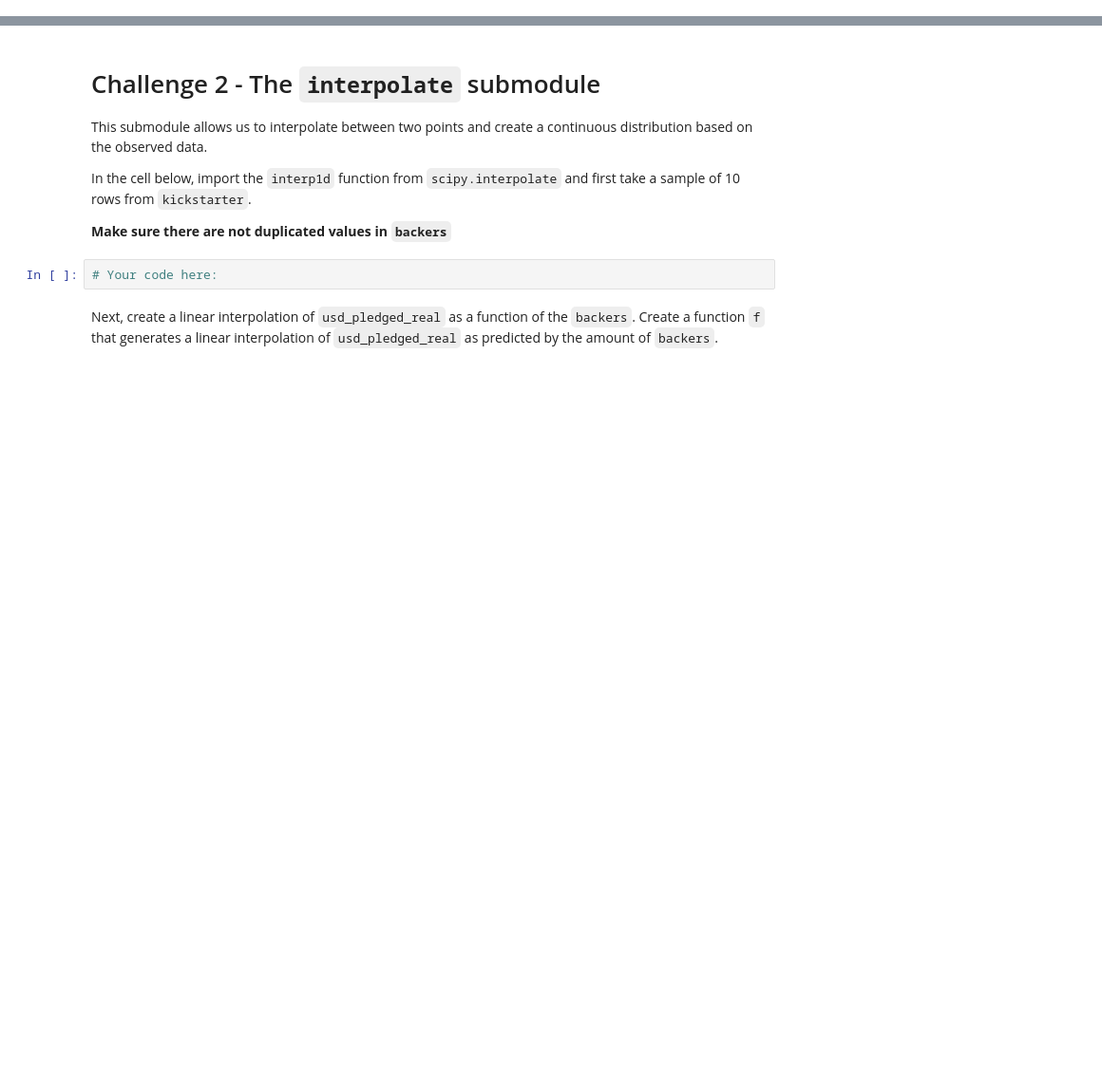
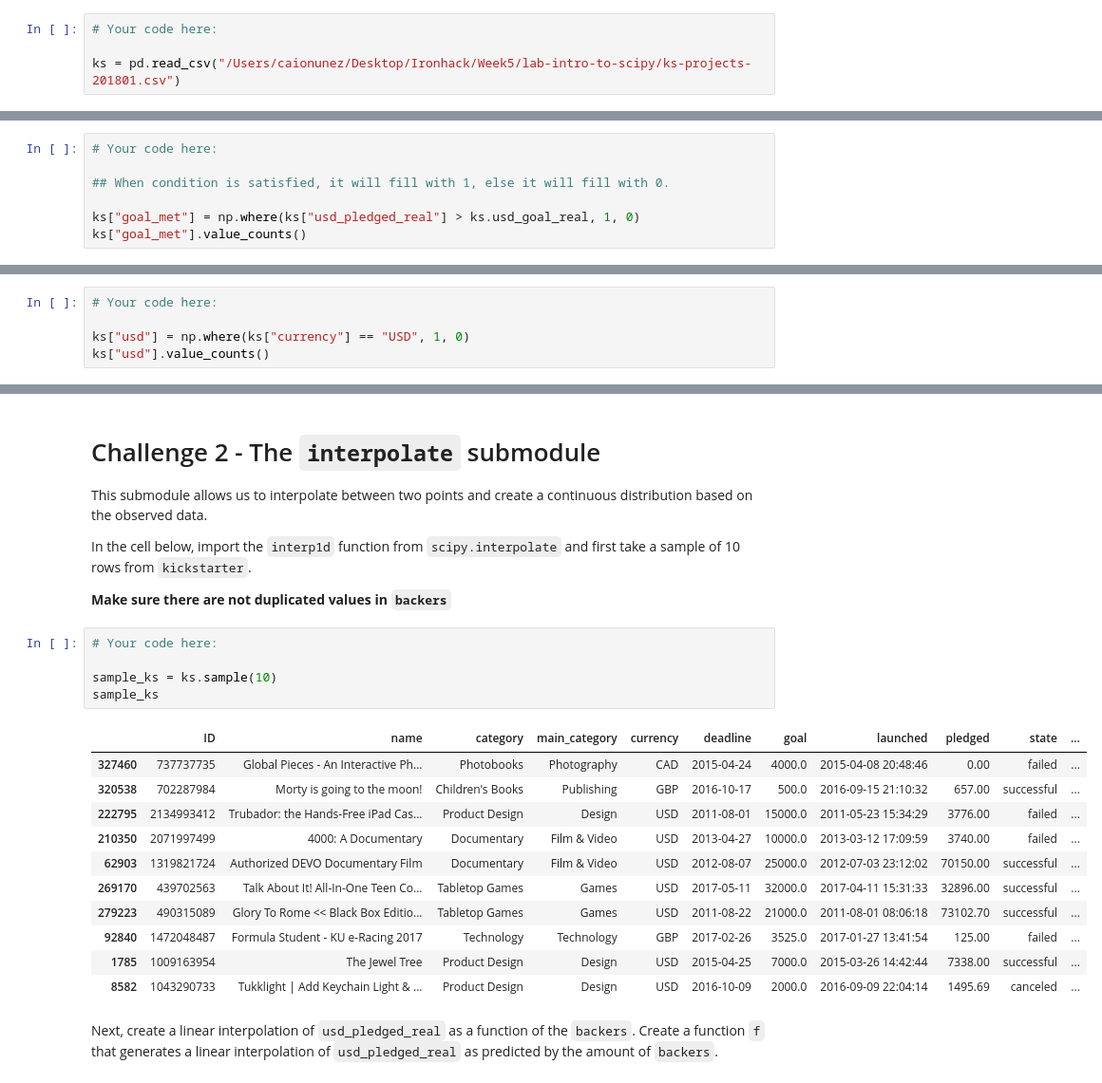
Before and after one commit to ta-data-lis/lab-intro-to-scipy, a Jupyter notebook: your-code/main.ipynb, the cells around one changed output, grey strips where cells are left out. Shown at 95% size. Saved outputs shown, nothing was run; the diff lists cells and outputs as text; blank space fills up the shorter version.

Commit message:
scipy

```diff
--- a/your-code/main.ipynb
+++ b/your-code/main.ipynb
@@ -14,3 +15,7 @@ This submodule contains statistical functions for conducting hypothesis tests, p
+# %%
+# Your code here:
+
+ks = pd.read_csv("/Users/caionunez/Desktop/Ironhack/Week5/lab-intro-to-scipy/ks-projects-201801.csv")
 # %% [markdown]
 Now print the `head` function to examine the dataset.
 # %%
@@ -39,0 +81,7 @@ Let's perform Fisher's exact test on our KickStarter data. We intend to test the
+# %%
+# Your code here:
+
+## When condition is satisfied, it will fill with 1, else it will fill with 0.
+
+ks["goal_met"] = np.where(ks["usd_pledged_real"] > ks.usd_goal_real, 1, 0)
+ks["goal_met"].value_counts()
@@ -43,0 +94,5 @@ Next, create a column that checks whether the currency of the project is in US D
+# %%
+# Your code here:
+
+ks["usd"] = np.where(ks["currency"] == "USD", 1, 0)
+ks["usd"].value_counts()
@@ -57,5 +135,20 @@ In the cell below, import the `interp1d` function from `scipy.interpolate` and f
 **Make sure there are not duplicated values in `backers`**
 # %%
 # Your code here:
+
+sample_ks = ks.sample(10)
+sample_ks
+# %% [output]
+|  | ID | name | category | main_category | currency | deadline | goal | launched | pledged | state | ... |
+| 327460 | 737737735 | Global Pieces - An Interactive Ph... | Photobooks | Photography | CAD | 2015-04-24 | 4000.0 | 2015-04-08 20:48:46 | 0.00 | failed | ... |
+| 320538 | 702287984 | Morty is going to the moon! | Children's Books | Publishing | GBP | 2016-10-17 | 500.0 | 2016-09-15 21:10:32 | 657.00 | successful | ... |
+| 222795 | 2134993412 | Trubador: the Hands-Free iPad Cas... | Product Design | Design | USD | 2011-08-01 | 15000.0 | 2011-05-23 15:34:29 | 3776.00 | failed | ... |
+| 210350 | 2071997499 | 4000: A Documentary | Documentary | Film & Video | USD | 2013-04-27 | 10000.0 | 2013-03-12 17:09:59 | 3740.00 | failed | ... |
+| 62903 | 1319821724 | Authorized DEVO Documentary Film | Documentary | Film & Video | USD | 2012-08-07 | 25000.0 | 2012-07-03 23:12:02 | 70150.00 | successful | ... |
+| 269170 | 439702563 | Talk About It! All-In-One Teen Co... | Tabletop Games | Games | USD | 2017-05-11 | 32000.0 | 2017-04-11 15:31:33 | 32896.00 | successful | ... |
+| 279223 | 490315089 | Glory To Rome << Black Box Editio... | Tabletop Games | Games | USD | 2011-08-22 | 21000.0 | 2011-08-01 08:06:18 | 73102.70 | successful | ... |
+| 92840 | 1472048487 | Formula Student - KU e-Racing 2017 | Technology | Technology | GBP | 2017-02-26 | 3525.0 | 2017-01-27 13:41:54 | 125.00 | failed | ... |
+| 1785 | 1009163954 | The Jewel Tree | Product Design | Design | USD | 2015-04-25 | 7000.0 | 2015-03-26 14:42:44 | 7338.00 | successful | ... |
+| 8582 | 1043290733 | Tukklight | Add Keychain Light & ... | Product Design | Design | USD | 2016-10-09 | 2000.0 | 2016-09-09 22:04:14 | 1495.69 | canceled | ... |
 # %% [markdown]
 Next, create a linear interpolation of `usd_pledged_real` as a function of the `backers`. Create a function `f` that generates a linear interpolation of `usd_pledged_real` as predicted by the amount of `backers`.
```
Also changed, not shown: parts of 26 cells of this notebook.
